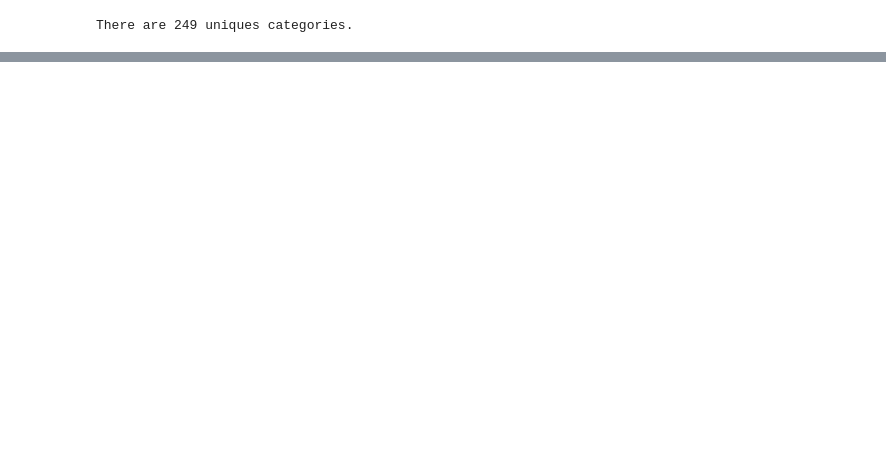
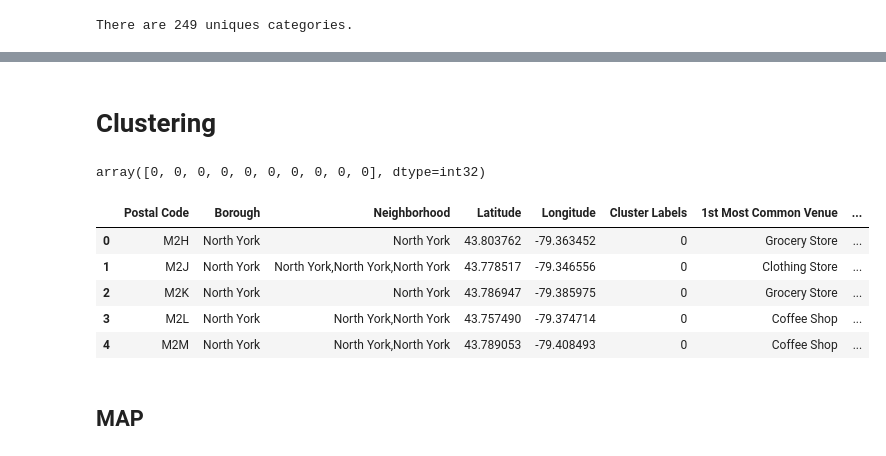
Before and after one commit to bavila142/Coursera_Capstone, a Jupyter notebook: Week3- Toronto neighborhoods.ipynb, the cells around one changed output, grey strips where cells are left out. Cells and saved outputs as stored; diff of their text form; code cells hidden in the pictures; blank space fills up the shorter version.

```diff
--- a/Week3- Toronto neighborhoods.ipynb
+++ b/Week3- Toronto neighborhoods.ipynb
@@ -372,0 +447,6 @@ There are 249 uniques categories.
+# %%
+def return_most_common_venues(row, num_top_venues):
+    row_categories = row.iloc[1:]
+    row_categories_sorted = row_categories.sort_values(ascending=False)
+
+    return row_categories_sorted.index.values[0:num_top_venues]
@@ -372,0 +455,21 @@ There are 249 uniques categories.
+# %%
+num_top_venues = 10
+
+indicators = ['st', 'nd', 'rd']
+
+# create columns according to number of top venues
+columns = ['Neighborhood']
+for ind in np.arange(num_top_venues):
+    try:
+        columns.append('{}{} Most Common Venue'.format(ind+1, indicators[ind]))
+    except:
+        columns.append('{}th Most Common Venue'.format(ind+1))
+
+# create a new dataframe
+neighborhoods_venues_sorted = pd.DataFrame(columns=columns)
+neighborhoods_venues_sorted['Neighborhood'] = northyork_grouped['Neighborhood']
+
+for ind in np.arange(northyork_grouped.shape[0]):
+    neighborhoods_venues_sorted.iloc[ind, 1:] = return_most_common_venues(northyork_grouped.iloc[ind, :], num_top_venues)
+
+neighborhoods_venues_sorted.head()
@@ -372,0 +483,37 @@ There are 249 uniques categories.
+# %% [markdown]
+# Clustering
+# %%
+# set number of clusters
+kclusters = 5
+
+northyork_grouped_clustering = northyork_grouped.drop('Neighborhood', 1)
+
+# run k-means clustering
+kmeans = KMeans(n_clusters=kclusters, random_state=0).fit(northyork_grouped_clustering)
+
+# check cluster labels generated for each row in the dataframe
+kmeans.labels_[0:10]
+# %% [output]
+array([0, 0, 0, 0, 0, 0, 0, 0, 0, 0], dtype=int32)
+# %%
+# add clustering labels
+#neighborhoods_venues_sorted.insert(0, 'Cluster Labels', kmeans.labels_)
+
+northyork_merged = northYork_data
+
+# Rename columns in previous data framee
+northYork_data.rename(columns={'Neighbourhood': 'Neighborhood'},inplace=True)
+
+# merge toronto_grouped with toronto_data to add latitude/longitude for each neighborhood
+northyork_merged = northyork_merged.join(neighborhoods_venues_sorted.set_index('Neighborhood'), on='Neighborhood')
+
+northyork_merged.head() # check the last columns!
+# %% [output]
+|  | Postal Code | Borough | Neighborhood | Latitude | Longitude | Cluster Labels | 1st Most Common Venue | ... |
+| 0 | M2H | North York | North York | 43.803762 | -79.363452 | 0 | Grocery Store | ... |
+| 1 | M2J | North York | North York,North York,North York | 43.778517 | -79.346556 | 0 | Clothing Store | ... |
+| 2 | M2K | North York | North York | 43.786947 | -79.385975 | 0 | Grocery Store | ... |
+| 3 | M2L | North York | North York,North York | 43.757490 | -79.374714 | 0 | Coffee Shop | ... |
+| 4 | M2M | North York | North York,North York | 43.789053 | -79.408493 | 0 | Coffee Shop | ... |
+# %% [markdown]
+## MAP
```
Also changed, not shown: parts of 13 cells of this notebook.
